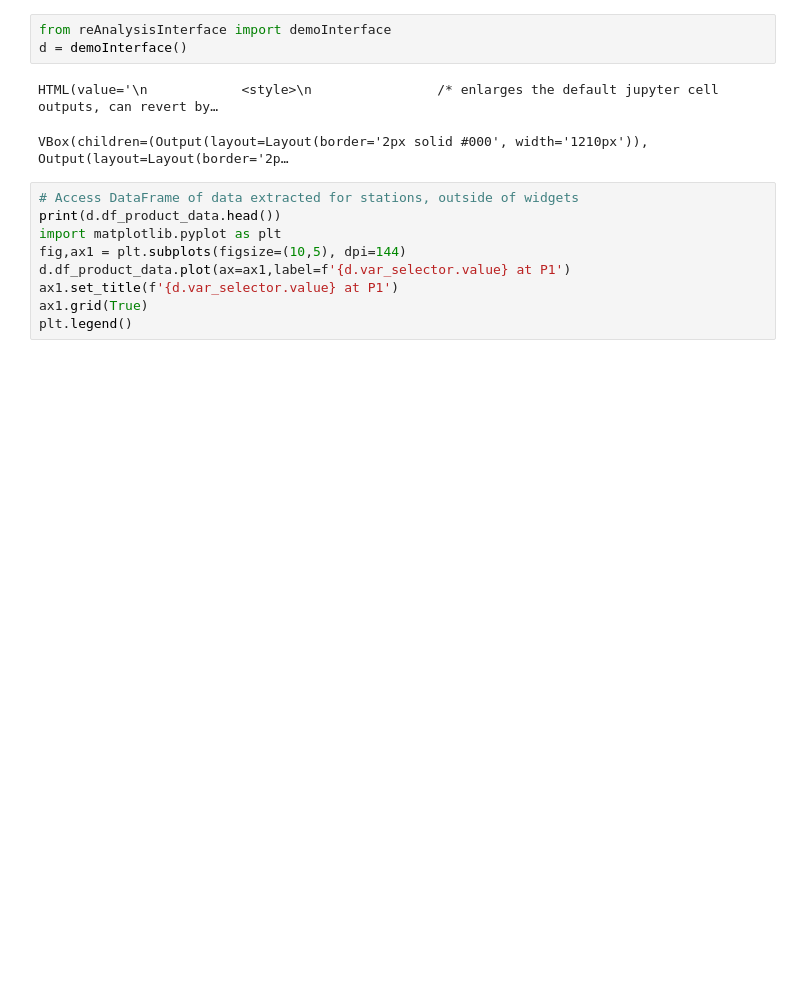
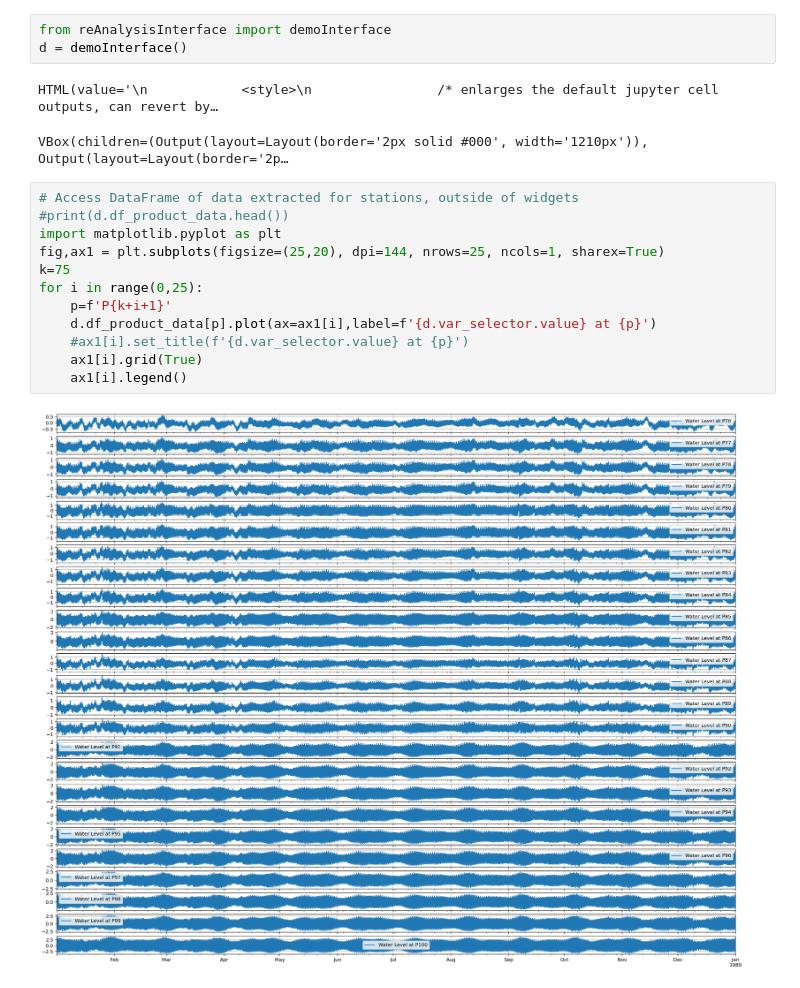
Before and after one commit to RENCI/EDSReanalysis, a Jupyter notebook: ReanalysisDataExtractorDemoInterface.ipynb, the cells around one changed output. Saved outputs shown, nothing was run; the diff lists cells and outputs as text; blank space fills up the shorter version.

```diff
--- a/ReanalysisDataExtractorDemoInterface.ipynb
+++ b/ReanalysisDataExtractorDemoInterface.ipynb
@@ -71,13 +71,18 @@ HTML(value='\n            <style>\n                /* enlarges the default jupyt
 VBox(children=(Output(layout=Layout(border='2px solid #000', width='1210px')), Output(layout=Layout(border='2p…
 # %%
 # Access DataFrame of data extracted for stations, outside of widgets
-print(d.df_product_data.head())
+#print(d.df_product_data.head())
 import matplotlib.pyplot as plt
-fig,ax1 = plt.subplots(figsize=(10,5), dpi=144)
-d.df_product_data.plot(ax=ax1,label=f'{d.var_selector.value} at P1')
-ax1.set_title(f'{d.var_selector.value} at P1')
-ax1.grid(True)
-plt.legend()
+fig,ax1 = plt.subplots(figsize=(25,20), dpi=144, nrows=25, ncols=1, sharex=True)
+k=75
+for i in range(0,25):
+    p=f'P{k+i+1}'
+    d.df_product_data[p].plot(ax=ax1[i],label=f'{d.var_selector.value} at {p}')
+    #ax1[i].set_title(f'{d.var_selector.value} at {p}')
+    ax1[i].grid(True)
+    ax1[i].legend()
+# %% [output]
+[figure, added]
 # %%
 import numpy as np
 import pandas as pd
```
Also changed, not shown: parts of 1 cell of this notebook, 2 other files.
